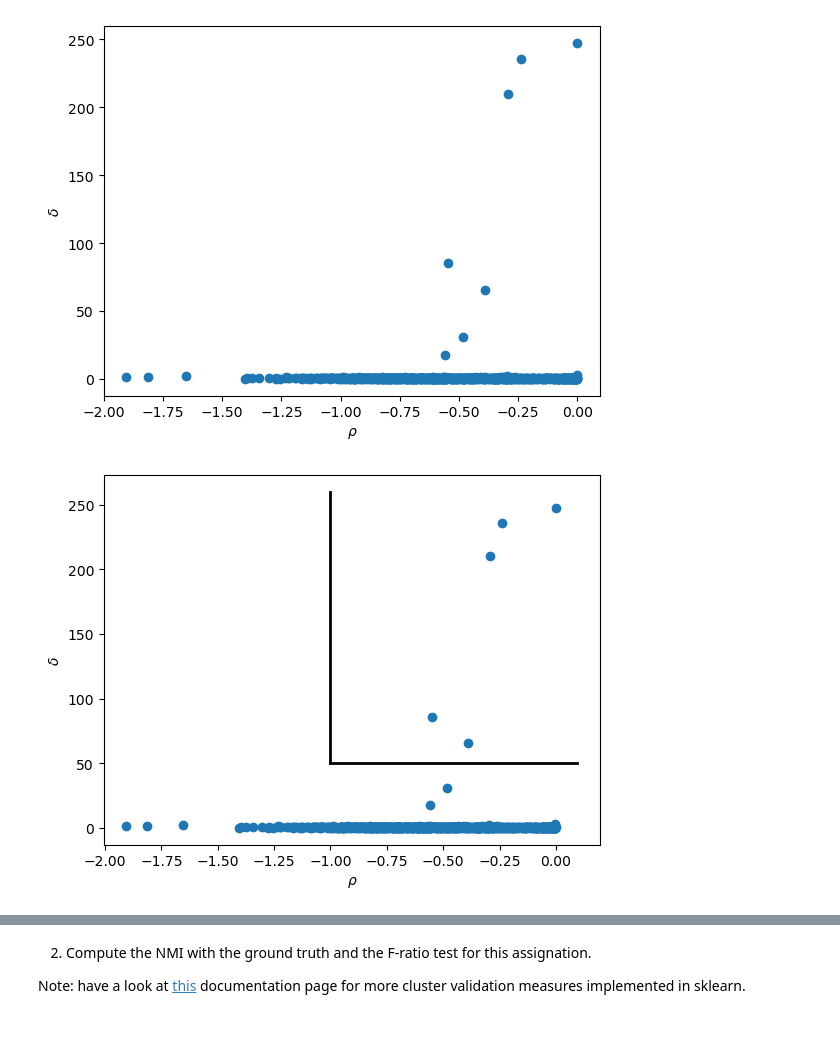
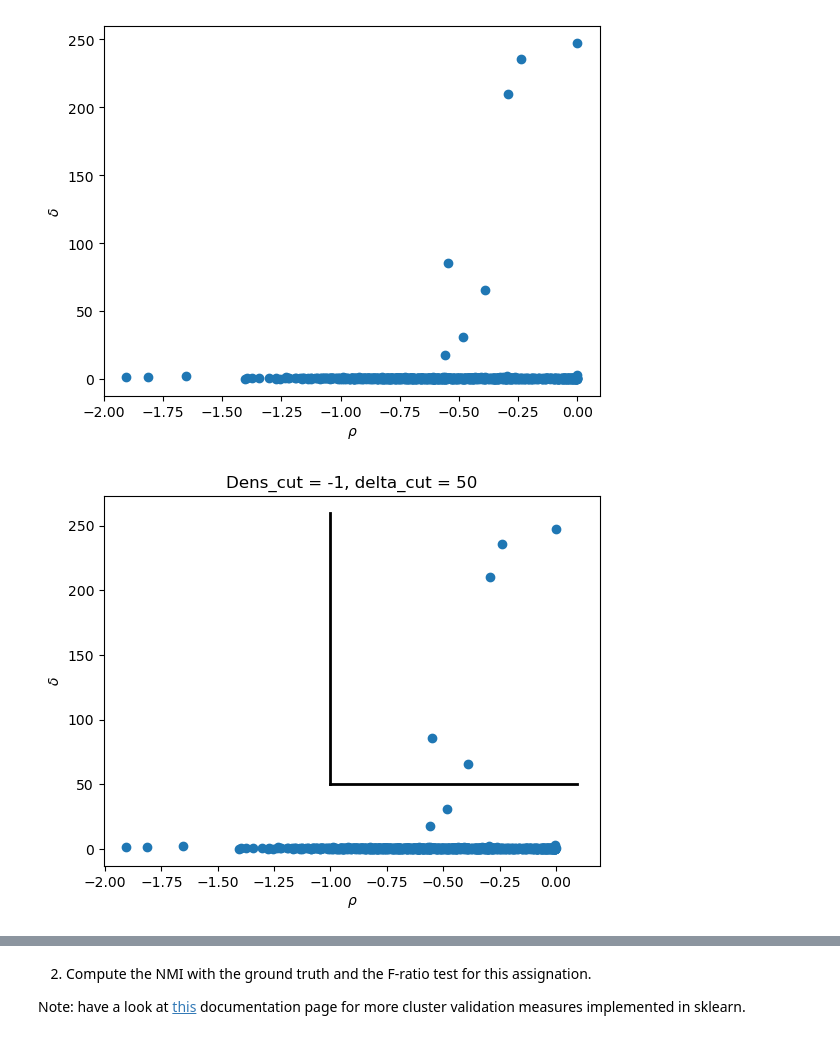
Before and after one commit to ilariavascotto/UL_2023_fall, a Jupyter notebook: Notebooks/Lab10-FinalLab.ipynb, the cells around one changed output, grey strips where cells are left out. Cells and saved outputs as stored; diff of their text form; code cells hidden in the pictures.

```diff
--- a/Notebooks/Lab10-FinalLab.ipynb
+++ b/Notebooks/Lab10-FinalLab.ipynb
@@ -200,14 +203,17 @@ Number of points for which self.delta needed call to cdist= 0
 # %%
 dens_cut = -1
 delta_cut = 50
 
 plt.xlabel(r"$\rho$")
 plt.ylabel(r"$\delta$")
 plt.scatter(data.log_den, data.delta)
 bottom,up=plt.ylim()
 left,right=plt.xlim()
 plt.plot ([dens_cut, dens_cut], [delta_cut, up], color="k", linestyle="-", linewidth=2)
 plt.plot ([dens_cut, right], [delta_cut, delta_cut], color="k", linestyle="-", linewidth=2)
+plt.title(f"Dens_cut = {dens_cut}, delta_cut = {delta_cut}")
 plt.show()
+
+dp_labels_1 = data.compute_clustering_DP(dens_cut=dens_cut,delta_cut=delta_cut, halo=False)
 # %% [output]
-[figure, old version]
+[figure, new version]
```
Also changed, not shown: parts of 16 cells of this notebook.
